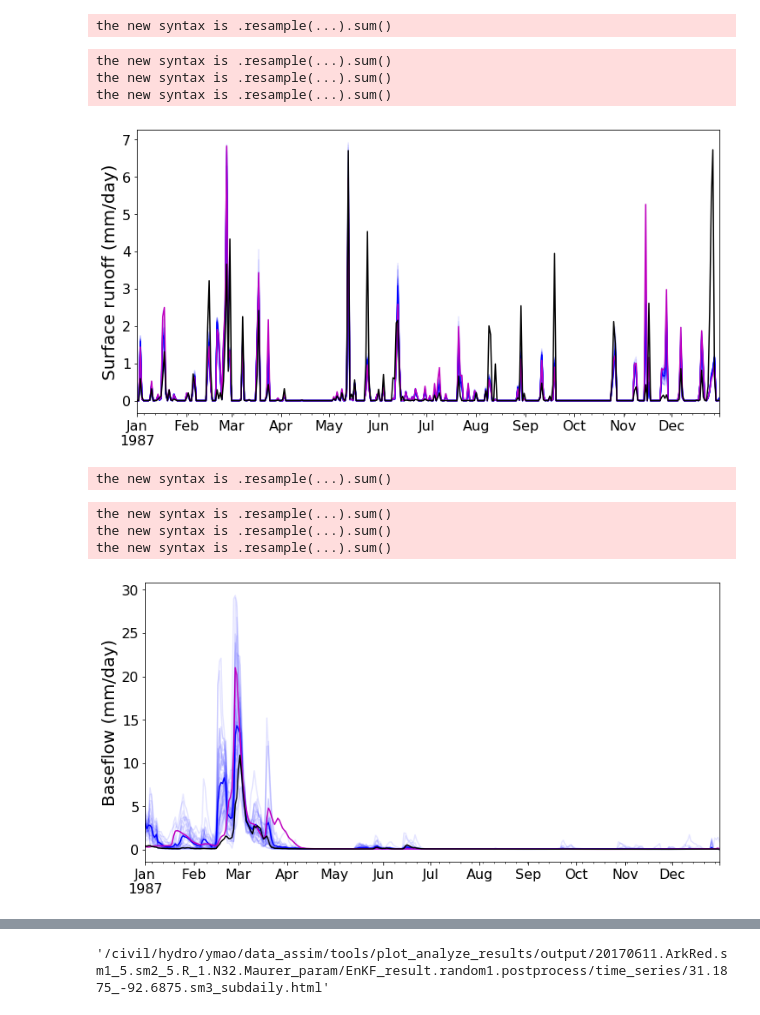
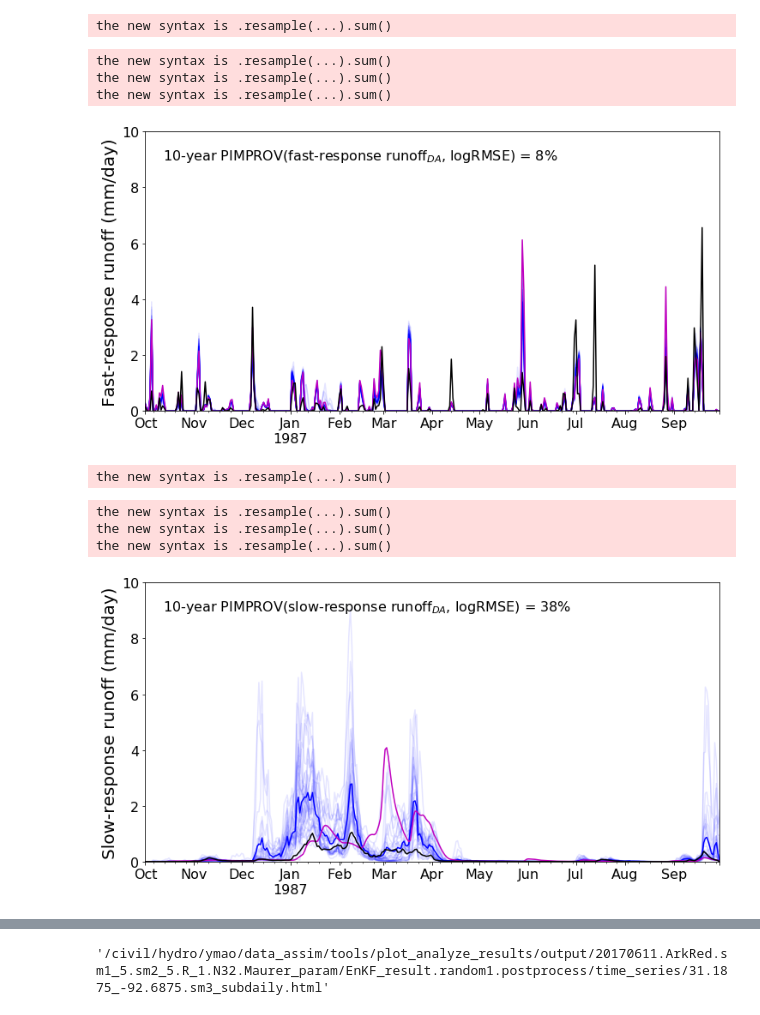
Before and after one commit to UW-Hydro/dual_DA_SMAP, a Jupyter notebook: tools/plot_analyze_results/plot_DA_maps.ipynb, the cells around one changed output, grey strips where cells are left out. Drawn from its saved outputs; the diff is of its cells as text; code cells hidden in the pictures.

```diff
--- a/tools/plot_analyze_results/plot_DA_maps.ipynb
+++ b/tools/plot_analyze_results/plot_DA_maps.ipynb
@@ -26,7 +28,7 @@ from analysis_utils import (
 # ========================================================== #
 # --- Load in config file --- #
 cfg = read_configobj('/civil/hydro/ymao/data_assim/tools/plot_analyze_results/cfg/' \
-                     '20170611.ArkRed.sm1_5.sm2_5.R_1.N32.Maurer_param/' \
+                     '20170815.ArkRed.sm1_5.sm2_5.R_1.N32.Maurer_param/' \
                      'plot.EnKF_results.random1.cfg')
 
 # --- Number of processors --- #
@@ -623,10 +813,10 @@ fig.savefig(os.path.join(output_maps_dir,
 # Time series
 # %%
 # === 36.0625, -102.0625 === #
-lat = 31.1875
-lon = -92.6875
+lat = 34.6875
+lon = -94.9375
 print('Plotting time series results for {} {}'.format(lat, lon))
 
-zoomin_start_time = '1987-01-01'
-zoomin_end_time = '1987-12-31'
+zoomin_start_time = '1986-10-01'
+zoomin_end_time = '1987-09-30'
 # %% [output]
@@ -851,13 +1107,20 @@ fig.savefig(os.path.join(output_ts_dir, '{}_{}.sm3.png'.format(lat, lon)),
 # %%
 # --- Load grid-cell post-processed ensemble history --- #
-list_ds_post_history = []
-for i in range(N):
-    history_nc = os.path.join(
-        post_result_basedir,
-        'history',
-        'ens{}'.format(i+1),
-        'history.{}_{}.{}_{}.nc'.format(lat, lon, start_year, end_year))
-    list_ds_post_history.append(xr.open_dataset(history_nc).sel(lat=lat, lon=lon))
+file = os.path.join(output_ts_dir, "data.{}_{}.EnKF_hist.npy".format(lat, lon))
+if os.path.isfile(file):
+    with open(file, 'rb') as f:
+        list_ds_post_history = pickle.load(f)
+else:
+    list_ds_post_history = []
+    for i in range(N):
+        history_nc = os.path.join(
+            post_result_basedir,
+            'history',
+            'ens{}'.format(i+1),
+            'history.{}_{}.{}_{}.nc'.format(lat, lon, start_year, end_year))
+        list_ds_post_history.append(xr.open_dataset(history_nc).sel(lat=lat, lon=lon))
+    with open(file, 'wb') as f:
+        pickle.dump(list_ds_post_history, f)
 # Zoomin
 list_ds_post_history_zoomin = []
 for i, ds in enumerate(list_ds_post_history):
@@ -893,35 +1156,42 @@ ts_post_mean.plot(color='b', style='-',
                  label='Open-loop',
                  legend=False)
 # plot open-loop
 ts_openloop = ds_openloop_hist['OUT_RUNOFF'].sel(
     lat=lat, lon=lon).to_series().truncate(
         before=zoomin_start_time, after=zoomin_end_time).resample('1D', how='sum')
 ts_openloop.plot(color='m', style='-',
                  label='Open-loop',
                  legend=False)
 # plot truth
 ts_truth = ds_truth_hist['OUT_RUNOFF'].sel(
     lat=lat, lon=lon).to_series().truncate(
         before=zoomin_start_time, after=zoomin_end_time).resample('1D', how='sum')
 ts_truth.plot(color='k', style='-',
               label='Truth',
               legend=False)
+# Add text about PIMPROV
+plt.text(0.03, 0.95,
+         "10-year PIMPROV(fast-response runoff$_{{DA}}$, logRMSE) = {:.0f}%\n".format(
+             float(pimprov_postMean_dailyRunoff_rmseLog.loc[lat, lon].values)),
+         horizontalalignment='left',
+         verticalalignment='top', transform=ax.transAxes, fontsize=16)
 # Make plot looks better
 plt.xlabel("", fontsize=16)
-plt.ylabel('Surface runoff (mm/day)', fontsize=20)
+plt.ylabel('Fast-response runoff (mm/day)', fontsize=20)
 plt.title("")
+plt.ylim([0, 10])  ########## change for each grid cell ###########
 for t in ax.get_xticklabels():
     t.set_fontsize(16)
 for t in ax.get_yticklabels():
     t.set_fontsize(16)
 # Save figure
 fig.savefig(os.path.join(output_ts_dir, '{}_{}.runoff.zoomin.png'.format(lat, lon)),
             format='png', bbox_inches='tight', pad_inches=0)
 # %% [output]
 the new syntax is .resample(...).sum()
 the new syntax is .resample(...).sum()
 the new syntax is .resample(...).sum()
-[figure, old version]
+[figure, new version]
 # %%
 # # Interactive
 # output_file(os.path.join(output_ts_dir, '{}_{}.runoff.html'.format(lat, lon)))
@@ -989,10 +1259,17 @@ ts_truth = ds_truth_hist['OUT_BASEFLOW'].sel(
 ts_truth.plot(color='k', style='-',
               label='Truth',
               legend=False)
+# Add text about PIMPROV
+plt.text(0.03, 0.95,
+         "10-year PIMPROV(slow-response runoff$_{{DA}}$, logRMSE) = {:.0f}%\n".format(
+             float(pimprov_postMean_dailyBaseflow_rmseLog.loc[lat, lon].values)),
+         horizontalalignment='left',
+         verticalalignment='top', transform=ax.transAxes, fontsize=16)
 # Make plot looks better
 plt.xlabel("", fontsize=16)
-plt.ylabel('Baseflow (mm/day)', fontsize=20)
+plt.ylabel('Slow-response runoff (mm/day)', fontsize=20)
 plt.title("")
+plt.ylim([0, 10])  ########## change for each grid cell ###########
 for t in ax.get_xticklabels():
     t.set_fontsize(16)
 for t in ax.get_yticklabels():
@@ -1004,7 +1281,7 @@ fig.savefig(os.path.join(output_ts_dir, '{}_{}.baseflow.zoomin.png'.format(lat,
 the new syntax is .resample(...).sum()
 the new syntax is .resample(...).sum()
 the new syntax is .resample(...).sum()
-[figure, old version]
+[figure, new version]
 # %%
 # # Interactive
 # output_file(os.path.join(output_ts_dir, '{}_{}.baseflow.html'.format(lat, lon)))
```
Also changed, not shown: parts of 19 cells of this notebook, 1 other file.
